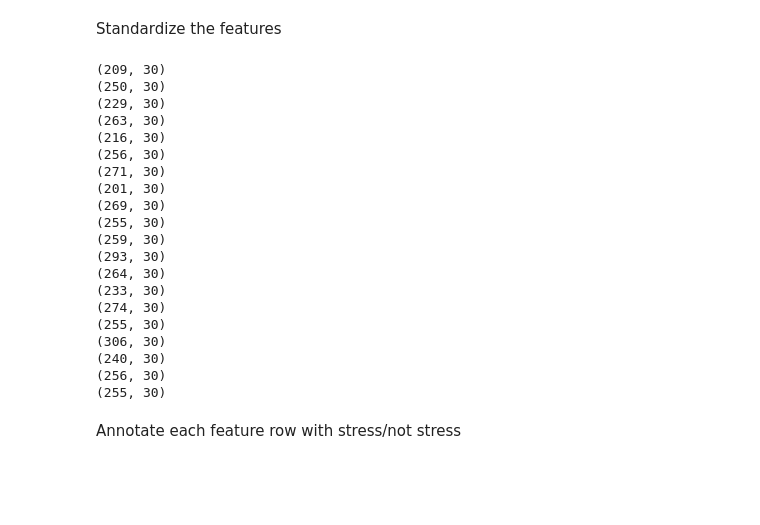
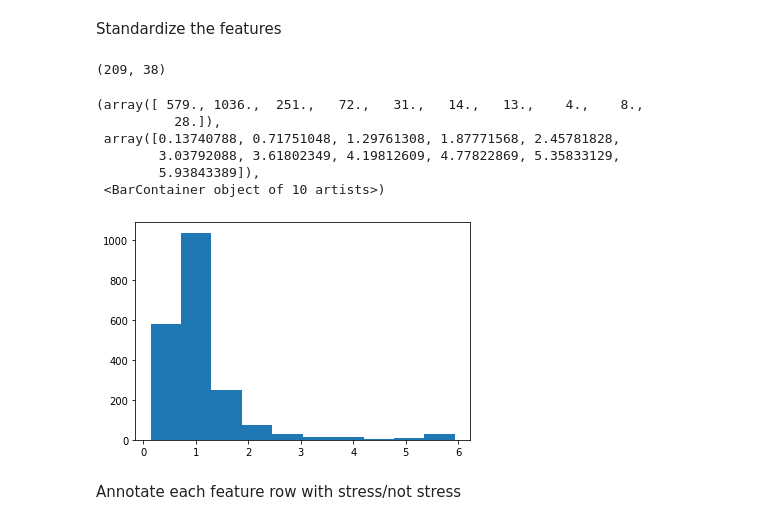
Before and after one commit to aungkonazim/cstress_original, a Jupyter notebook: train_respiration_only_model.ipynb, the cells around one changed output. Saved outputs shown, nothing was run; the diff lists cells and outputs as text; code cells hidden in the pictures; blank space fills up the shorter version.

```diff
--- a/train_respiration_only_model.ipynb
+++ b/train_respiration_only_model.ipynb
@@ -234,7 +216,7 @@ Standardize the features
 path = './data/'
 participants = [path + f +'/' for f in os.listdir(path) if f[0]=='S']
 count=0
-for f in participants[::-1]:
+for f in participants[::-1][:3]:
     if 'pv.p' not in os.listdir(f) or 'stress_marks.txt.gz' not in os.listdir(f):
         continue
     st = 0
@@ -250,9 +232,9 @@ for f in participants[::-1]:
 
     peaks,valleys = pickle.load(open(f+'pv.p','rb'))
     rip_features = rip_cycle_feature_computation(peaks,valleys)
-    rip_features = rip_features[:,np.array([0,1,2,3,4,5,6,-2,-1])]
+    rip_features = rip_features[:,np.array([0,1,2,3,4,5,6,7,8,-2,-1])]
     for c in range(2,rip_features.shape[1]):
-        rip_features[:,c] = stats.mstats.winsorize(rip_features[:,c],limits=.1)
+        rip_features[:,c] = stats.mstats.winsorize(rip_features[:,c],limits=.01)
     rip_windows = get_rip_windows(rip_features,window_size=60,offset=30,fs=1)
     rip_features_minute = np.array([np.array([window[0,0],window[-1,1]]+
                                               list(np.mean(window[:,2:],axis=0))+
@@ -264,26 +246,18 @@ for f in participants[::-1]:
     print(rip_features_minute.shape)
     pickle.dump(rip_features_minute,open(f+'features_rip2.p','wb'))
 # %% [output]
-(209, 30)
-(250, 30)
-(229, 30)
-(263, 30)
-(216, 30)
-(256, 30)
-(271, 30)
-(201, 30)
-(269, 30)
-(255, 30)
-(259, 30)
-(293, 30)
-(264, 30)
-(233, 30)
-(274, 30)
-(255, 30)
-(306, 30)
-(240, 30)
-(256, 30)
-(255, 30)
+(209, 38)
+# %%
+# plt.hist([:,10])
+plt.hist(rip_features[:,10])
+# %% [output]
+(array([ 579., 1036.,  251.,   72.,   31.,   14.,   13.,    4.,    8.,
+          28.]),
+ array([0.13740788, 0.71751048, 1.29761308, 1.87771568, 2.45781828,
+        3.03792088, 3.61802349, 4.19812609, 4.77822869, 5.35833129,
+        5.93843389]),
+ <BarContainer object of 10 artists>)
+[figure, added]
 # %% [markdown]
 Annotate each feature row with stress/not stress
 # %%
```
Also changed, not shown: parts of 12 cells of this notebook, 2 other files.
